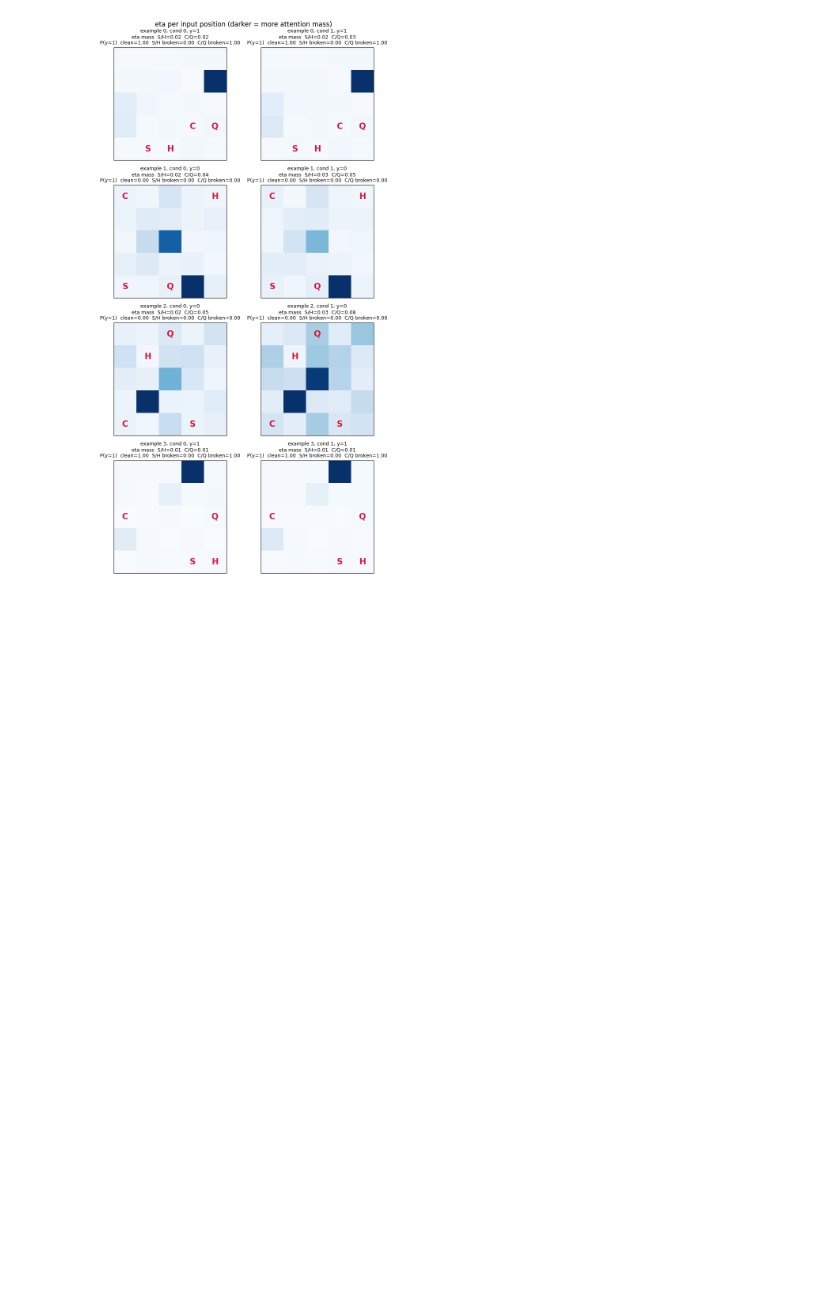
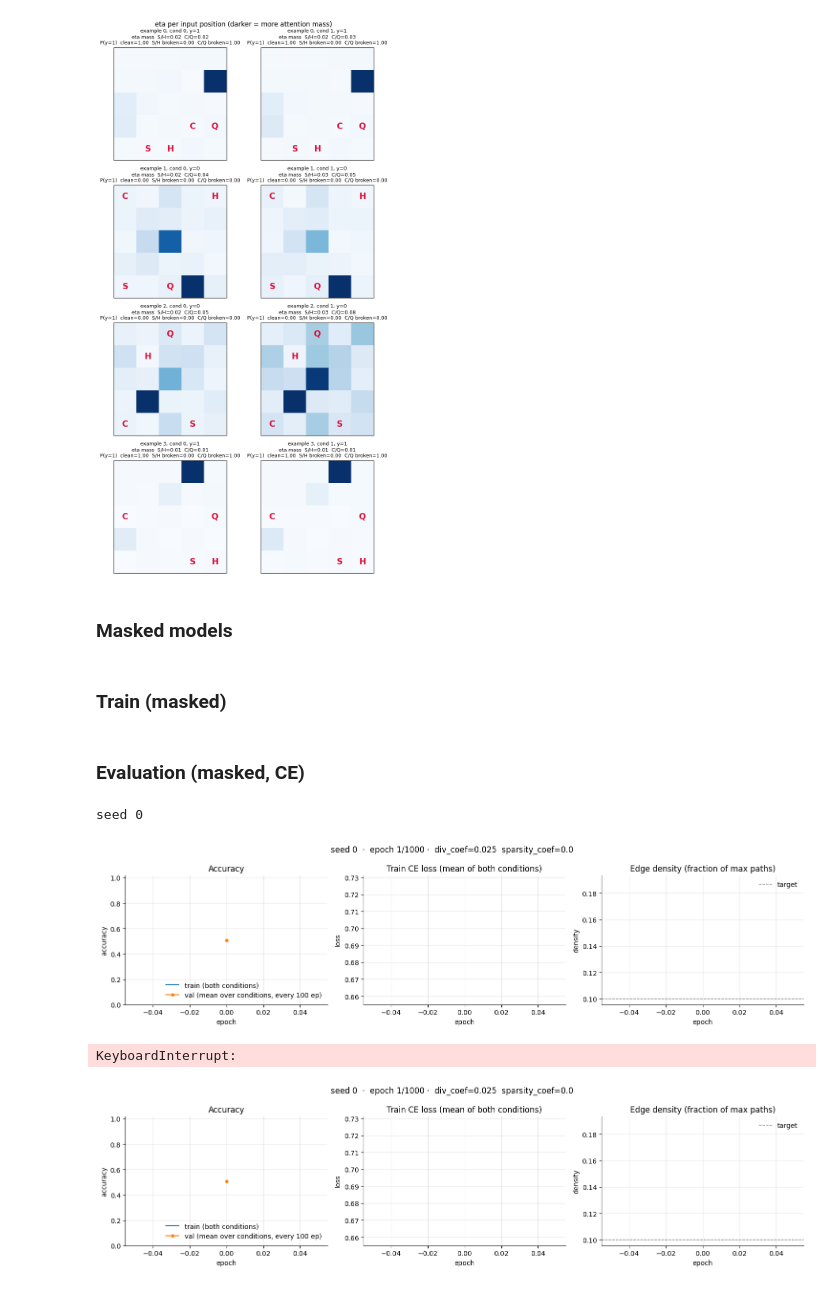
Before and after one commit to aryangarg794/sparse-ood-generalization, a Jupyter notebook: notebooks/basic_multimodality.ipynb, the cells around one changed output. Cells and saved outputs as stored; diff of their text form; code cells hidden in the pictures; blank space fills up the shorter version.

```diff
--- a/notebooks/basic_multimodality.ipynb
+++ b/notebooks/basic_multimodality.ipynb
@@ -789,3 +799,5 @@ cond |          eta mass on           | prediction flips when pair is broken (po
    0 |           0.02            0.04 |        1.00 / 0.00              0.07 / 0.02
    1 |           0.03            0.05 |        1.00 / 0.00              0.07 / 0.02
 [figure]
+# %% [markdown]
+### Masked models
@@ -791,0 +1074,2 @@ cond |          eta mass on           | prediction flips when pair is broken (po
+# %% [markdown]
+### Train (masked)
@@ -791,0 +1299,54 @@ cond |          eta mass on           | prediction flips when pair is broken (po
+# %% [markdown]
+### Evaluation (masked, CE)
+# %%
+import torch
+import numpy as np
+
+
+args = MaskedArgs()
+args.batch_size = 128
+args.epochs = 1000
+args.learning_rate = 1e-5
+args.max_grad_norm = 10000.0
+args.num_val = 200
+
+args.diversity_coef = 0.025
+args.sparsity_coef = 1.0
+args.mask_bias = 0.5
+
+args.loss = 'ce'
+args.width = 3
+args.num_layers = 3
+
+val_acc, test_accs, densities = [], [], []
+for seed in args.seeds:
+    print(f"seed {seed}")
+    a, b, model_masked = train_masked(args, seed=seed)
+    print(f"val acc: {a} | test accs: {b} | edge density: {model_masked.last_density:.3f}")
+    val_acc.append(a)
+    test_accs.append(b)
+    densities.append(model_masked.last_density)
+
+val = np.array(val_acc)
+test = np.array(test_accs).reshape(len(test_accs), 2, 2)
+
+print(f"\nval acc (mean over conditions): {val.mean():.3f} ± {val.std():.3f}  over {len(val)} runs")
+print(f"final edge density: {np.mean(densities):.3f}  (target {args.target_density})\n")
+
+header = f"{'seed':>4} | {'cond 0: test_a':>14} {'test_b':>7} | {'cond 1: test_a':>14} {'test_b':>7}"
+print(header)
+print("-" * len(header))
+for r, acc in zip(args.seeds, test):
+    print(f"{r:>4} | {acc[0, 0]:>14.3f} {acc[0, 1]:>7.3f} | {acc[1, 0]:>14.3f} {acc[1, 1]:>7.3f}")
+print("-" * len(header))
+m = test.mean(0)
+print(f"{'mean':>4} | {m[0, 0]:>14.3f} {m[0, 1]:>7.3f} | {m[1, 0]:>14.3f} {m[1, 1]:>7.3f}")
+
+best_a = test[:, :, 0].max(1)
+best_b = test[:, :, 1].max(1)
+print(f"\nbest condition per set:  test_a {best_a.mean():.3f} ± {best_a.std():.3f}   test_b {best_b.mean():.3f} ± {best_b.std():.3f}")
+# %% [output]
+seed 0
+[figure, added]
+KeyboardInterrupt:
+[figure, added]
```
Also changed, not shown: parts of 7 cells of this notebook, 25 other files.
